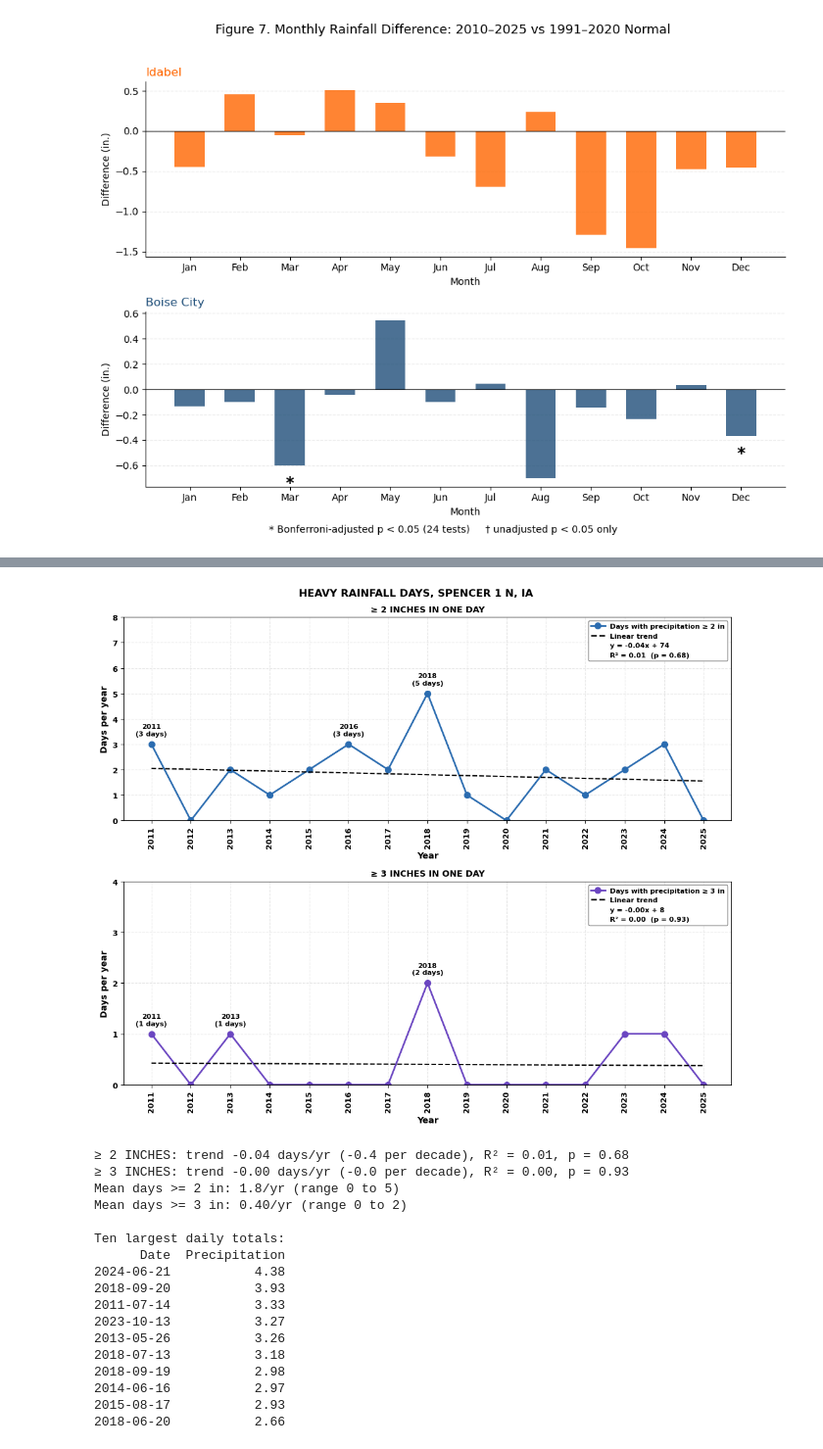
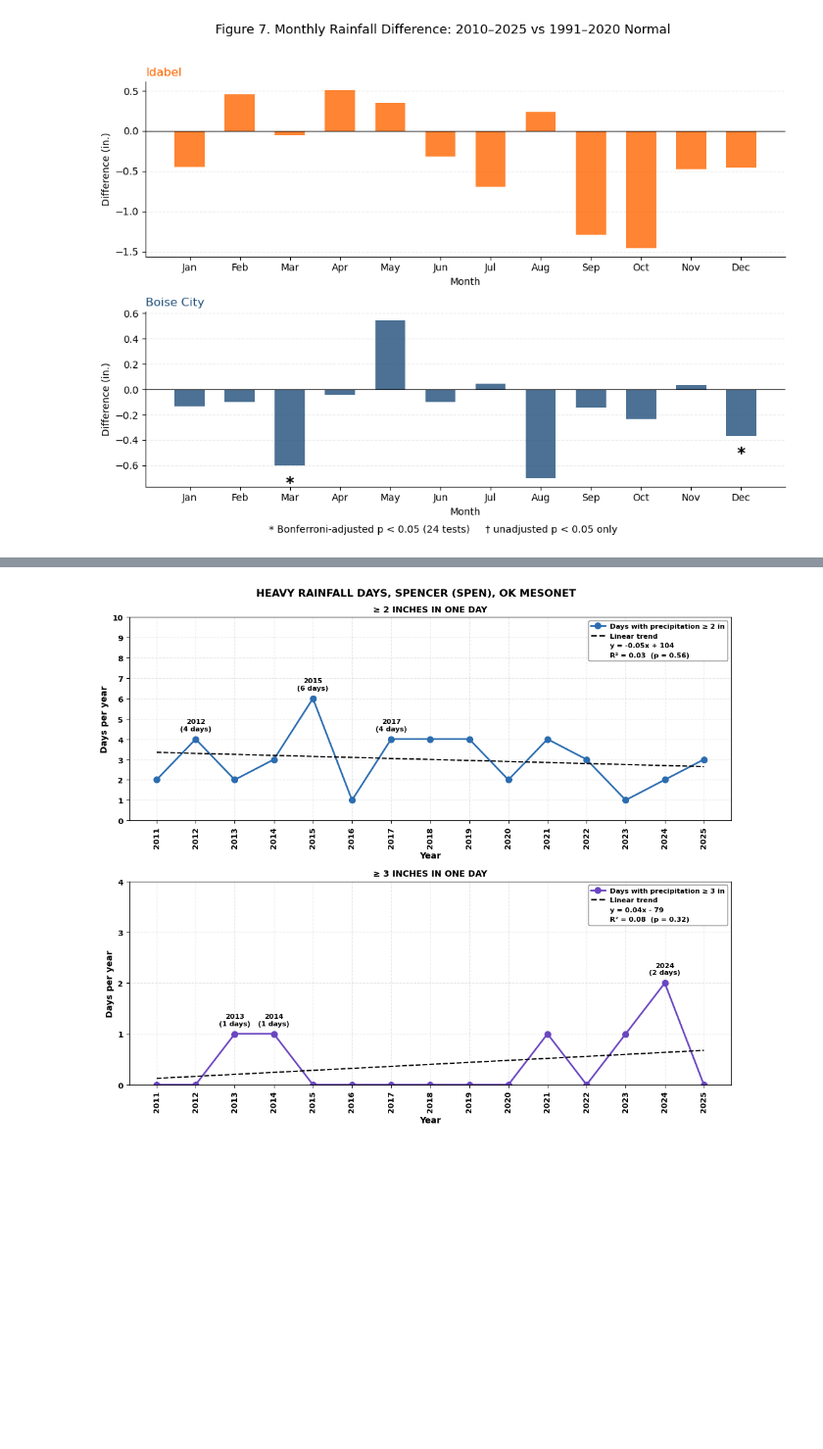
Before and after one commit to damponsah20/FS, a Jupyter notebook: Fact-Sheet_codes.ipynb, the cells around one changed output, grey strips where cells are left out. Shown at 98% size. Cells and saved outputs as stored; diff of their text form; code cells hidden in the pictures; blank space fills up the shorter version.

```diff
--- a/Fact-Sheet_codes.ipynb
+++ b/Fact-Sheet_codes.ipynb
@@ -1528,33 +1780,49 @@ from matplotlib.lines import Line2D
 from matplotlib.ticker import MaxNLocator
 from scipy import stats
 
-STATION = 'SPENCER 1 N, IA'
+STATION = 'SPENCER (SPEN), OK MESONET'
+RAIN_UNITS = 'in'
 
 # ---- Load and clean ----
-spencer = pd.read_excel('SPENCER_1N.xlsx')
+spencer = pd.read_csv('SPENCER_DAILY.csv')
 spencer.columns = spencer.columns.str.strip()
-spencer['Date'] = pd.to_datetime(spencer['Date'])
+
+
+spencer['Date'] = pd.to_datetime(
+    spencer[['YEAR', 'MONTH', 'DAY']].rename(
+        columns={'YEAR': 'year', 'MONTH': 'month', 'DAY': 'day'}))
 spencer['Year'] = spencer['Date'].dt.year
 
 
-raw = spencer['Precipitation'].astype(str).str.strip()
-bad = raw[pd.to_numeric(raw.replace('T', '0'), errors='coerce').isna()]
-if len(bad) > 0:
-    print(f'Precipitation: {len(bad)} non-numeric/missing entries ->', bad.unique())
-spencer['Precipitation'] = pd.to_numeric(raw.replace('T', '0'), errors='coerce')
+for col in ['TMAX', 'TMIN', 'RAIN']:
+    spencer[col] = pd.to_numeric(spencer[col], errors='coerce')
+    spencer.loc[spencer[col] <= -900, col] = np.nan
 
-# Days with precipitation data per year (expect 365/366)
-print('\nDays with precipitation data per year:')
-print(spencer.groupby('Year')['Precipitation'].count().to_string())
+
+annual = spencer.groupby('Year')['RAIN'].sum()
+print('Annual rainfall totals as stored in the file:')
+print(annual.round(1).to_string())
+print(f'\nLargest daily value in the file: {spencer["RAIN"].max():.2f}')
+if annual.mean() > 150:
+    print('\n*** WARNING: annual totals look like millimeters (Oklahoma is ~25-55 in/yr). '
+          "Set RAIN_UNITS = 'mm' at the top and rerun. ***")
+else:
+    print('\nAnnual totals look like inches (Oklahoma is ~25-55 in/yr).')
+
+# Convert to inches if needed (thresholds below are in inches)
+if RAIN_UNITS == 'mm':
+    spencer['RAIN'] = spencer['RAIN'] / 25.4
+
+
 
 # ---- Count heavy-rain days per year ----
-days_2 = (spencer['Precipitation'] >= 2).groupby(spencer['Year']).sum()
-days_3 = (spencer['Precipitation'] >= 3).groupby(spencer['Year']).sum()
+days_2 = (spencer['RAIN'] >= 2).groupby(spencer['Year']).sum()
+days_3 = (spencer['RAIN'] >= 3).groupby(spencer['Year']).sum()
 years = days_2.index.values
 print('\n>= 2 in:', days_2.to_dict())
 print('>= 3 in:', days_3.to_dict())
 
-def legend_block(ax, color, label, extra):
+def legend_block_rain(ax, color, label, extra):
     handles = [Line2D([], [], color=color, marker='o', lw=2, ms=7)]
     labels = [label]
     if extra is not None:
@@ -1576,7 +1844,7 @@ for ax, series, color, lab, ttl in panels:
     counts = series.values
     ax.plot(years, counts, 'o-', color=color, lw=2, ms=7)
     extra = None
-    if (counts > 0).sum() >= 3:      # need at least 3 years with events for a trend
+    if (counts > 0).sum() >= 3:
         r = stats.linregress(years, counts)
         r2 = r.rvalue**2
         ax.plot(years, r.slope*years + r.intercept, '--', color='black', lw=1.5)
@@ -1589,7 +1857,7 @@ for ax, series, color, lab, ttl in panels:
     for y, c in top.items():
         ax.annotate(f'{y}\n({c} days)', (y, c), textcoords='offset points',
                     xytext=(0, 10), ha='center', fontsize=8, fontweight='bold')
-    legend_block(ax, color, lab, extra)
+    legend_block_rain(ax, color, lab, extra)
     ax.set_ylim(0, max(np.ceil(counts.max() * 1.6), 3))
     ax.yaxis.set_major_locator(MaxNLocator(integer=True))
     ax.set_xticks(years)
@@ -1606,12 +1874,4 @@ fig.suptitle(f'HEAVY RAINFALL DAYS, {STATION}', fontweight='bold', fontsize=12)
 fig.tight_layout()
 fig.savefig('fig4_heavy_rain.png', dpi=300)
 plt.show()
-
-# ---- Results ----
-for k, (s, r2, p) in results.items():
-    print(f'{k}: trend {s:+.2f} days/yr ({s*10:+.1f} per decade), R² = {r2:.2f}, p = {p:.2f}')
-print(f'Mean days >= 2 in: {days_2.mean():.1f}/yr (range {days_2.min()} to {days_2.max()})')
-print(f'Mean days >= 3 in: {days_3.mean():.2f}/yr (range {days_3.min()} to {days_3.max()})')
-print('\nTen largest daily totals:')
-print(spencer.nlargest(10, 'Precipitation')[['Date', 'Precipitation']].to_string(index=False))
 # %% [output]
@@ -1638,18 +1895 @@ Year
-[figure, old version]
+[figure, new version]
-≥ 2 INCHES: trend -0.04 days/yr (-0.4 per decade), R² = 0.01, p = 0.68
-≥ 3 INCHES: trend -0.00 days/yr (-0.0 per decade), R² = 0.00, p = 0.93
-Mean days >= 2 in: 1.8/yr (range 0 to 5)
-Mean days >= 3 in: 0.40/yr (range 0 to 2)
-
-Ten largest daily totals:
-      Date  Precipitation
-2024-06-21           4.38
-2018-09-20           3.93
-2011-07-14           3.33
-2023-10-13           3.27
-2013-05-26           3.26
-2018-07-13           3.18
-2018-09-19           2.98
-2014-06-16           2.97
-2015-08-17           2.93
-2018-06-20           2.66
```
Also changed, not shown: parts of 10 cells of this notebook, 7 other files.
